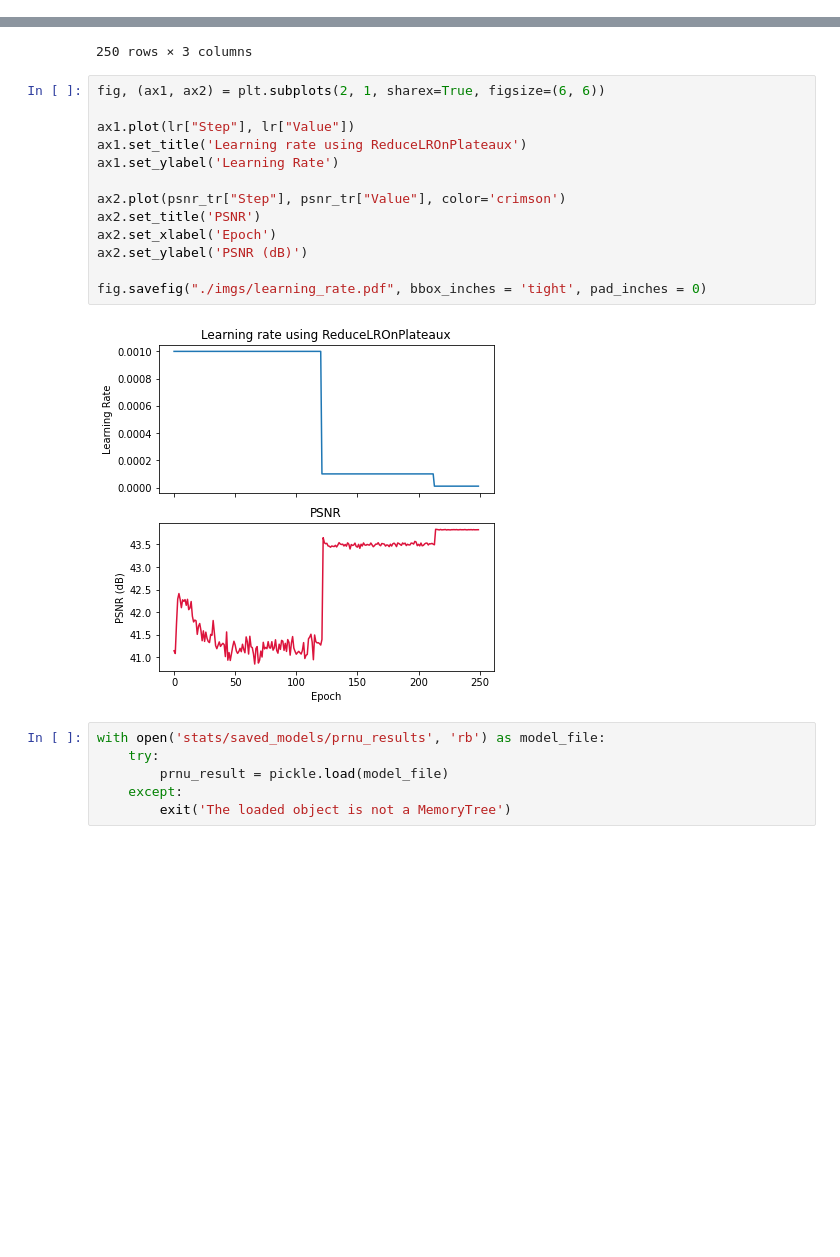
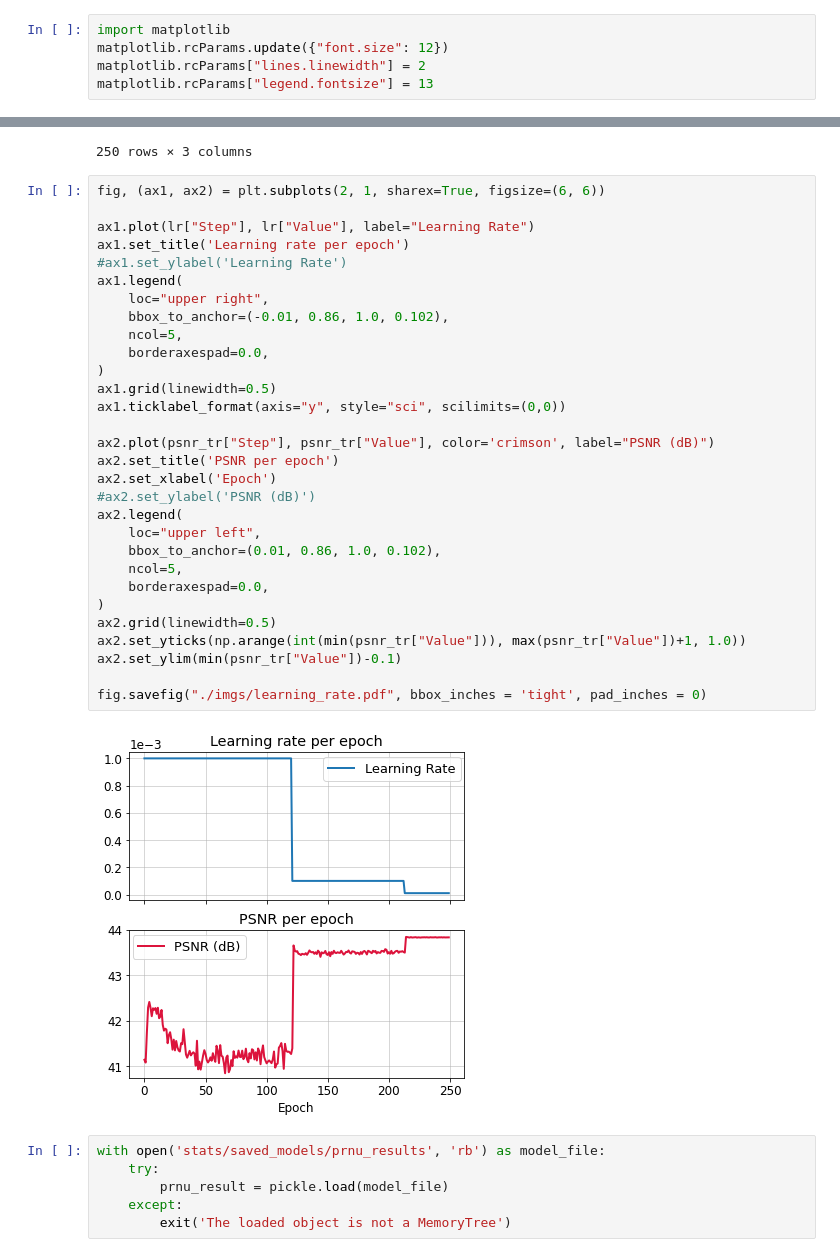
Before and after one commit to samuelebortolotti/neural-prnu-extractor, a Jupyter notebook: presentation/plots.ipynb, the cells around one changed output, grey strips where cells are left out. Drawn from its saved outputs; the diff is of its cells as text; blank space fills up the shorter version.

```diff
--- a/presentation/plots.ipynb
+++ b/presentation/plots.ipynb
@@ -5,6 +5,11 @@ import csv
 import pandas as pd
 import pickle
 import numpy as np
+# %%
+import matplotlib
+matplotlib.rcParams.update({"font.size": 12})
+matplotlib.rcParams["lines.linewidth"] = 2
+matplotlib.rcParams["legend.fontsize"] = 13
 # %%
 lr = pd.read_csv("./stats/run_lr.csv")
 # %%
@@ -28,18 +33,35 @@ psnr_tr
 # %%
 fig, (ax1, ax2) = plt.subplots(2, 1, sharex=True, figsize=(6, 6))
 
-ax1.plot(lr["Step"], lr["Value"])
-ax1.set_title('Learning rate using ReduceLROnPlateaux')
-ax1.set_ylabel('Learning Rate')
+ax1.plot(lr["Step"], lr["Value"], label="Learning Rate")
+ax1.set_title('Learning rate per epoch')
+#ax1.set_ylabel('Learning Rate')
+ax1.legend(
+    loc="upper right",
+    bbox_to_anchor=(-0.01, 0.86, 1.0, 0.102),
+    ncol=5,
+    borderaxespad=0.0,
+)
+ax1.grid(linewidth=0.5)
+ax1.ticklabel_format(axis="y", style="sci", scilimits=(0,0))
 
-ax2.plot(psnr_tr["Step"], psnr_tr["Value"], color='crimson')
-ax2.set_title('PSNR')
+ax2.plot(psnr_tr["Step"], psnr_tr["Value"], color='crimson', label="PSNR (dB)")
+ax2.set_title('PSNR per epoch')
 ax2.set_xlabel('Epoch')
-ax2.set_ylabel('PSNR (dB)')
+#ax2.set_ylabel('PSNR (dB)')
+ax2.legend(
+    loc="upper left",
+    bbox_to_anchor=(0.01, 0.86, 1.0, 0.102),
+    ncol=5,
+    borderaxespad=0.0,
+)
+ax2.grid(linewidth=0.5)
+ax2.set_yticks(np.arange(int(min(psnr_tr["Value"])), max(psnr_tr["Value"])+1, 1.0))
+ax2.set_ylim(min(psnr_tr["Value"])-0.1)
 
 fig.savefig("./imgs/learning_rate.pdf", bbox_inches = 'tight', pad_inches = 0)
 # %% [output]
-[figure, old version]
+[figure, new version]
 # %%
 with open('stats/saved_models/prnu_results', 'rb') as model_file:
     try:
```
Also changed, not shown: parts of 1 cell of this notebook, 4 other files.
